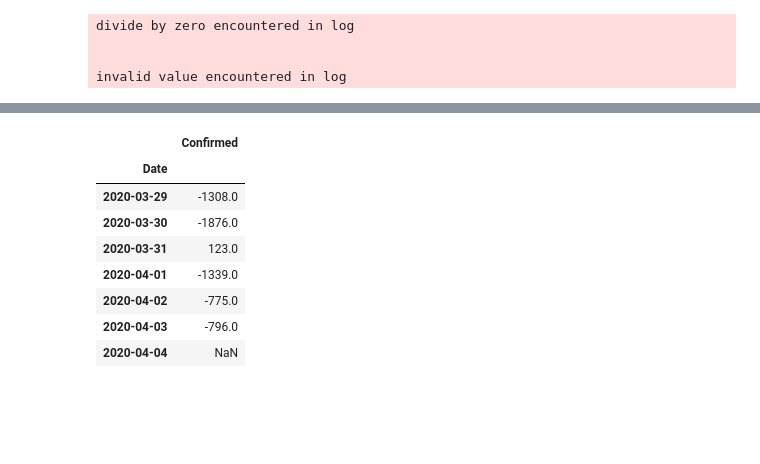
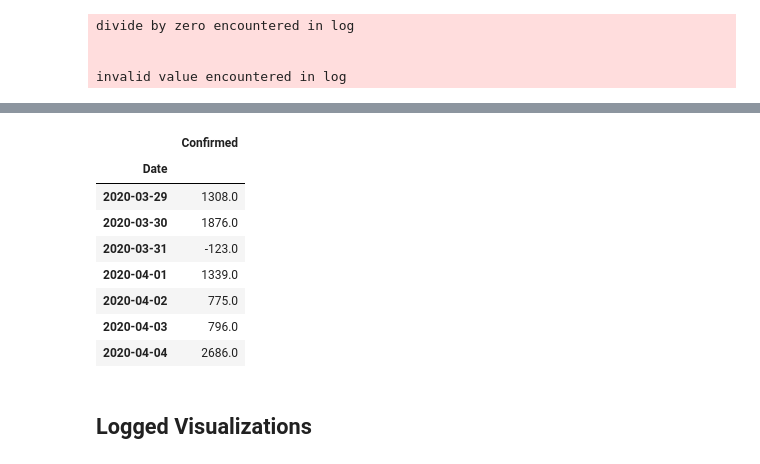
Before and after one commit to ishaandey/covid-19, a Jupyter notebook: covid_viz.ipynb, the cells around one changed output, grey strips where cells are left out. Cells and saved outputs as stored; diff of their text form; code cells hidden in the pictures; blank space fills up the shorter version.

```diff
--- a/covid_viz.ipynb
+++ b/covid_viz.ipynb
@@ -75,13 +80,15 @@ df_local[df_local.County=='Albemarle'].tail()
 # %%
-# NYT counts have recently been higher than the daily reports from Hopkins
-pd.DataFrame(df_country[df_country.Country=='US'].groupby('Date').sum().Confirmed - df_state.groupby('Date').sum().Confirmed).tail(7)
+# NYT aggregated state counts have recently been higher than the daily reports from Hopkins
+pd.DataFrame(df_state.groupby('Date').sum().Confirmed - df_country[df_country.Country=='US'].groupby('Date').sum().Confirmed).dropna().tail(7)
 # %% [output]
 |  | Confirmed |
 | Date |  |
-| 2020-03-29 | -1308.0 |
-| 2020-03-30 | -1876.0 |
-| 2020-03-31 | 123.0 |
-| 2020-04-01 | -1339.0 |
-| 2020-04-02 | -775.0 |
-| 2020-04-03 | -796.0 |
-| 2020-04-04 | NaN |
+| 2020-03-29 | 1308.0 |
+| 2020-03-30 | 1876.0 |
+| 2020-03-31 | -123.0 |
+| 2020-04-01 | 1339.0 |
+| 2020-04-02 | 775.0 |
+| 2020-04-03 | 796.0 |
+| 2020-04-04 | 2686.0 |
+# %% [markdown]
+## Logged Visualizations
```
Also changed, not shown: parts of 18 cells of this notebook, 3 other files.
